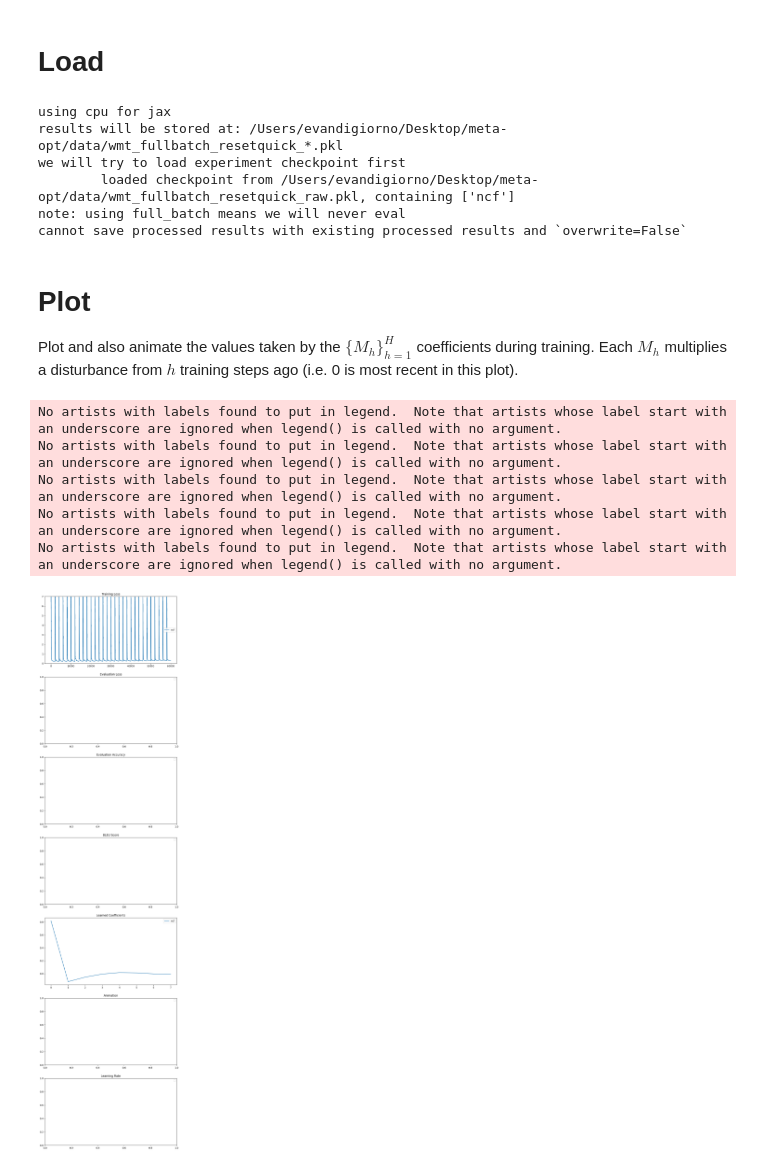
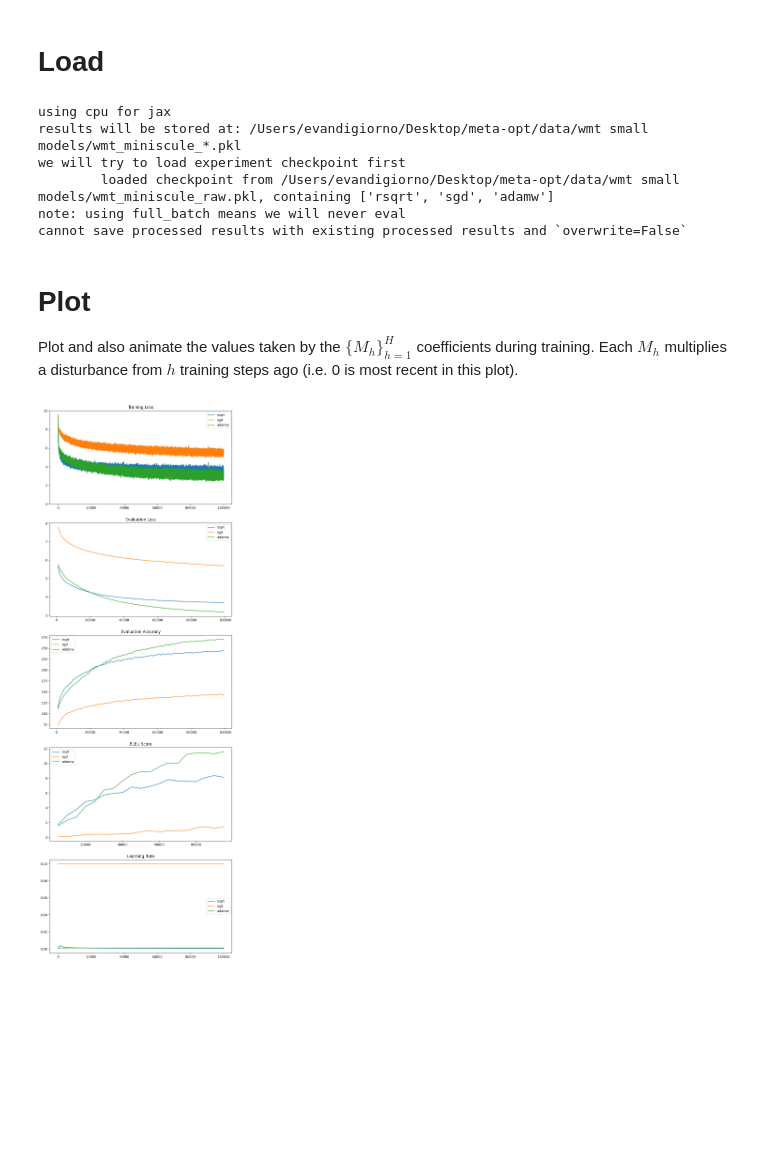
Before and after one commit to edogariu/meta_opt, a Jupyter notebook: notebooks/plotting.ipynb, the cells around one changed output. Cells and saved outputs as stored; diff of their text form; code cells hidden in the pictures; blank space fills up the shorter version.

```diff
--- a/notebooks/plotting.ipynb
+++ b/notebooks/plotting.ipynb
@@ -21,7 +21,7 @@ CFG = {
     'reset_every': None,
 
     # experiment options
-    'experiment_name': 'wmt_fullbatch_resetquick',
+    'experiment_name': 'wmt small models/wmt_miniscule',
     'load_checkpoint': True,
     'overwrite': False,  # whether to allow us to overwrite existing checkpoints or throw errors
     'directory': os.path.abspath("../"),
@@ -31,9 +31,9 @@ processed_results = process_results(CFG, results)
 # processed_results = pkl.load(open('{}/data/{}_processed.pkl'.format(CFG['directory'], CFG['experiment_name']), 'rb'))
 # %% [output]
 using cpu for jax
-results will be stored at: /Users/evandigiorno/Desktop/meta-opt/data/wmt_fullbatch_resetquick_*.pkl
+results will be stored at: /Users/evandigiorno/Desktop/meta-opt/data/wmt small models/wmt_miniscule_*.pkl
 we will try to load experiment checkpoint first
-        loaded checkpoint from /Users/evandigiorno/Desktop/meta-opt/data/wmt_fullbatch_resetquick_raw.pkl, containing ['ncf']
+        loaded checkpoint from /Users/evandigiorno/Desktop/meta-opt/data/wmt small models/wmt_miniscule_raw.pkl, containing ['rsqrt', 'sgd', 'adamw']
 note: using full_batch means we will never eval
 cannot save processed results with existing processed results and `overwrite=False`
 # %%
@@ -74,40 +74,35 @@ keys_to_plot = {
 
 plots_to_make = {
               'loss': 'Training Loss',
               'eval_loss': 'Evaluation Loss',
               'eval_acc': 'Evaluation Accuracy',
               'bleu': 'BLEU Score',
-              'M': 'Learned Coefficients',
-              'anim': 'Animation',
+              # 'M': 'Learned Coefficients',
+              # 'anim': 'Animation',
               # 'grad_sq_norm': 'Sq Grad Norm',
               # 'proj_grad_sq_norm': 'Proj Sq Grad Norm',
                'lr': 'Learning Rate',
 }
 
 # ----------------------------------------
 # OR just plot em via regex
 # ----------------------------------------
 # keys_to_plot = '.*long.*'  # specific regex
 keys_to_plot = '.*'  # anything
 
-(fig, ax), anim = plot(results, processed_results, keys_to_plot, plots_to_make, anim_bounds=(-0.5, 0.5), smoothing=None)
-ax[0].set_ylim(0.,7)
+(fig, ax), anim = plot(results, processed_results, keys_to_plot, plots_to_make, anim_bounds=(-1.5, 0.5), smoothing=None)
+ax[0].set_ylim(0.,10)
 # ax[0].set_xlim(680, 800)
 # ax[1].set_ylim(0.6, 0.95)
 # ax[2].set_ylim(0.95, 0.99)
 # ax[3].set_ylim(0.95, 0.99)
 # ax[4].set_ylim(-0.1, 40)
 # ax[1].set_ylim(0, 0.01)
 # plt.savefig('{}/figs/{}.pdf'.format(CFG['directory'], CFG['experiment_name']))
 plt.show()
 
 if anim is not None:
     h = HTML(anim.to_html5_video())
     display(h)
 # %% [output]
-No artists with labels found to put in legend.  Note that artists whose label start with an underscore are ignored when legend() is called with no argument.
-No artists with labels found to put in legend.  Note that artists whose label start with an underscore are ignored when legend() is called with no argument.
-No artists with labels found to put in legend.  Note that artists whose label start with an underscore are ignored when legend() is called with no argument.
-No artists with labels found to put in legend.  Note that artists whose label start with an underscore are ignored when legend() is called with no argument.
-No artists with labels found to put in legend.  Note that artists whose label start with an underscore are ignored when legend() is called with no argument.
-[figure, old version]
+[figure, new version]
```
Also changed, not shown: parts of 1 cell of this notebook, 1 other file.
